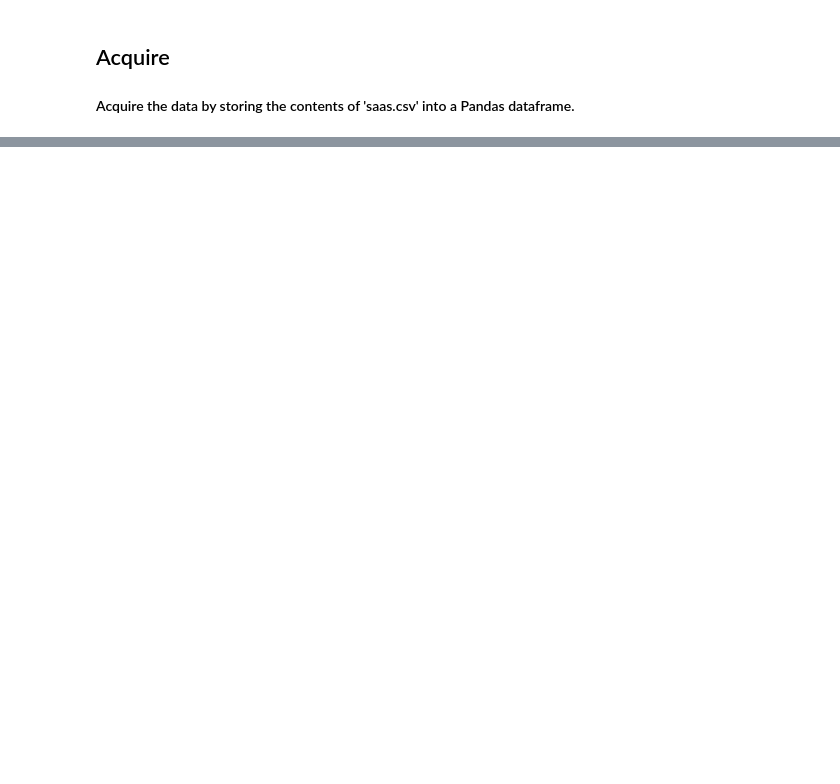
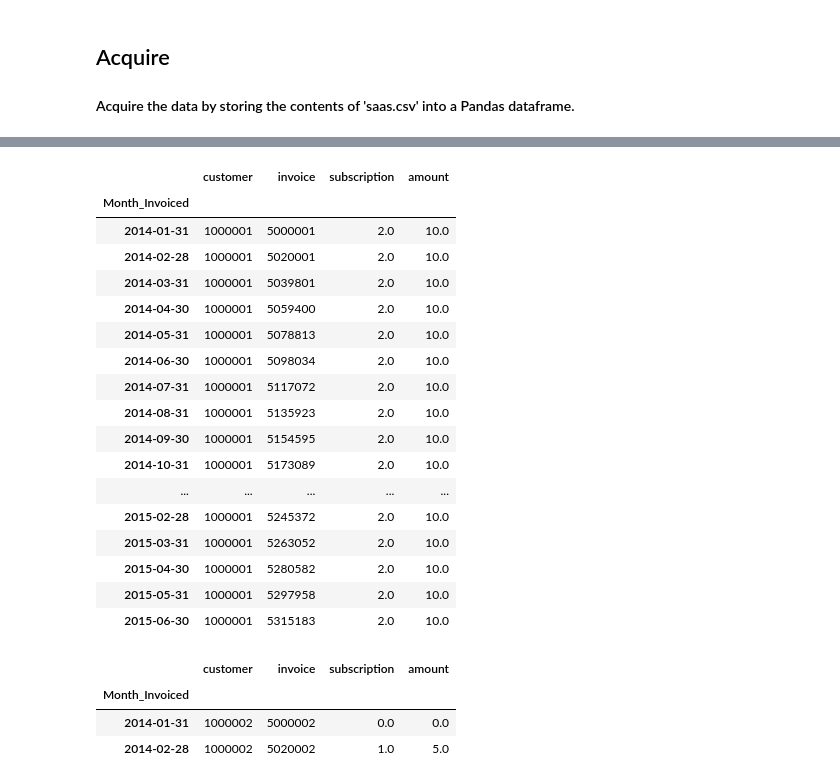
Before and after one commit to brentschriver/time-series-exercises, a Jupyter notebook: model.ipynb, the cells around one changed output, grey strips where cells are left out. Drawn from its saved outputs; the diff is of its cells as text; code cells hidden in the pictures; blank space fills up the shorter version.

```diff
--- a/model.ipynb
+++ b/model.ipynb
@@ -42,0 +108,28 @@ df
+# %%
+df[df['customer'] == 1000001]
+# %% [output]
+|  | customer | invoice | subscription | amount |
+| Month_Invoiced |  |  |  |  |
+| 2014-01-31 | 1000001 | 5000001 | 2.0 | 10.0 |
+| 2014-02-28 | 1000001 | 5020001 | 2.0 | 10.0 |
+| 2014-03-31 | 1000001 | 5039801 | 2.0 | 10.0 |
+| 2014-04-30 | 1000001 | 5059400 | 2.0 | 10.0 |
+| 2014-05-31 | 1000001 | 5078813 | 2.0 | 10.0 |
+| 2014-06-30 | 1000001 | 5098034 | 2.0 | 10.0 |
+| 2014-07-31 | 1000001 | 5117072 | 2.0 | 10.0 |
+| 2014-08-31 | 1000001 | 5135923 | 2.0 | 10.0 |
+| 2014-09-30 | 1000001 | 5154595 | 2.0 | 10.0 |
+| 2014-10-31 | 1000001 | 5173089 | 2.0 | 10.0 |
+| ... | ... | ... | ... | ... |
+| 2015-02-28 | 1000001 | 5245372 | 2.0 | 10.0 |
+| 2015-03-31 | 1000001 | 5263052 | 2.0 | 10.0 |
+| 2015-04-30 | 1000001 | 5280582 | 2.0 | 10.0 |
+| 2015-05-31 | 1000001 | 5297958 | 2.0 | 10.0 |
+| 2015-06-30 | 1000001 | 5315183 | 2.0 | 10.0 |
+# %%
+df[df['customer'] == 1000002]
+# %% [output]
+|  | customer | invoice | subscription | amount |
+| Month_Invoiced |  |  |  |  |
+| 2014-01-31 | 1000002 | 5000002 | 0.0 | 0.0 |
+| 2014-02-28 | 1000002 | 5020002 | 1.0 | 5.0 |
```
Also changed, not shown: parts of 20 cells of this notebook, 1 other file.
